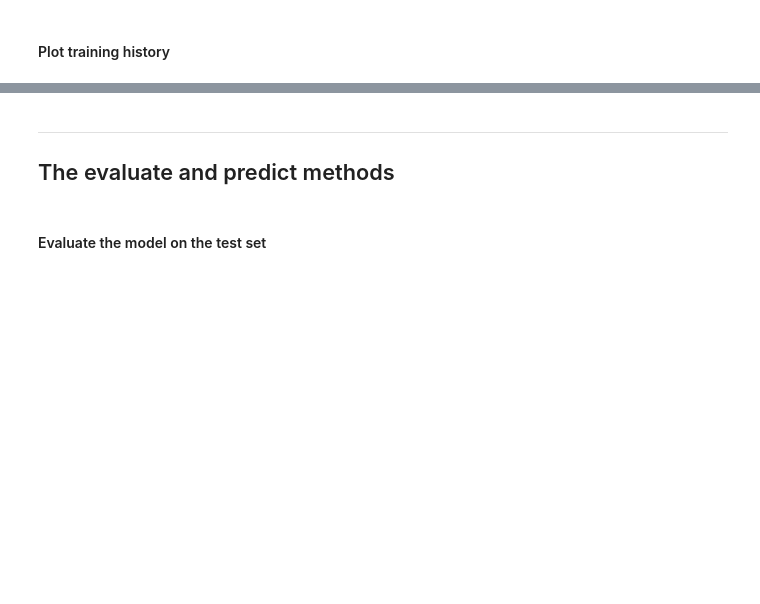
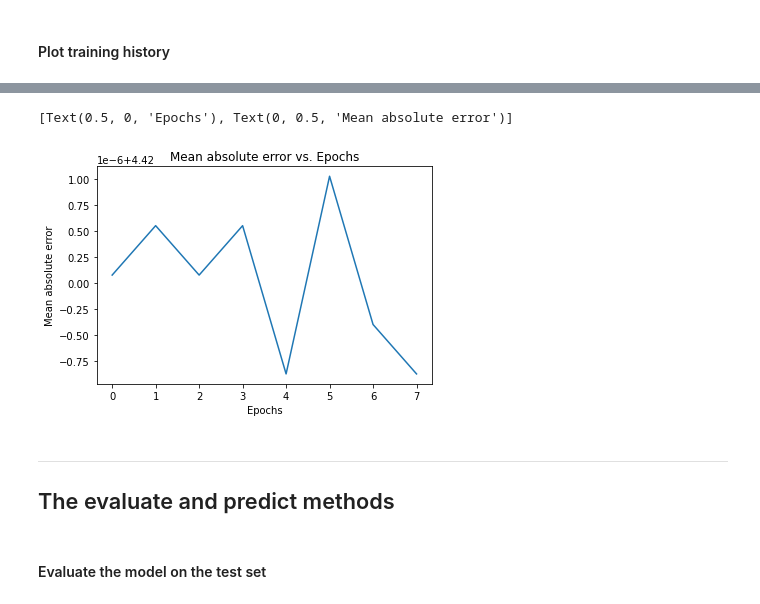
Before and after one commit to taemt94/TIL, a Jupyter notebook: coursera/tensorflow2_for_deep_learning/coding_tutorial_week2.ipynb, the cells around one changed output, grey strips where cells are left out. Saved outputs shown, nothing was run; the diff lists cells and outputs as text; code cells hidden in the pictures; blank space fills up the shorter version.

```diff
--- a/coursera/tensorflow2_for_deep_learning/coding_tutorial_week2.ipynb
+++ b/coursera/tensorflow2_for_deep_learning/coding_tutorial_week2.ipynb
@@ -730,3 +893,10 @@ labels = [
+# %%
+# Make a plot for the additional metric
+met_plot = df.plot(y='mean_absolute_error', title='Mean absolute error vs. Epochs', legend=False)
+met_plot.set(xlabel='Epochs', ylabel='Mean absolute error')
+# %% [output]
+[Text(0.5, 0, 'Epochs'), Text(0, 0.5, 'Mean absolute error')]
+[figure, added]
 # %% [markdown]
 ***
 <a id="coding_tutorial_5"></a>
```
Also changed, not shown: parts of 21 cells of this notebook.
